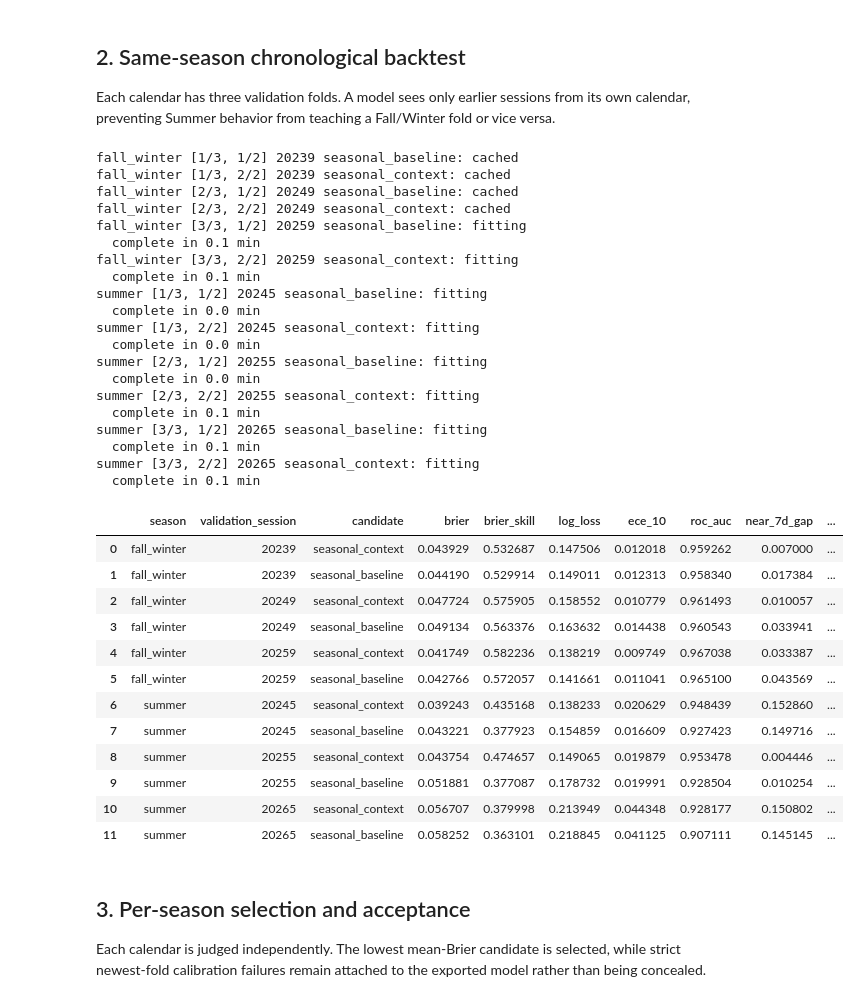
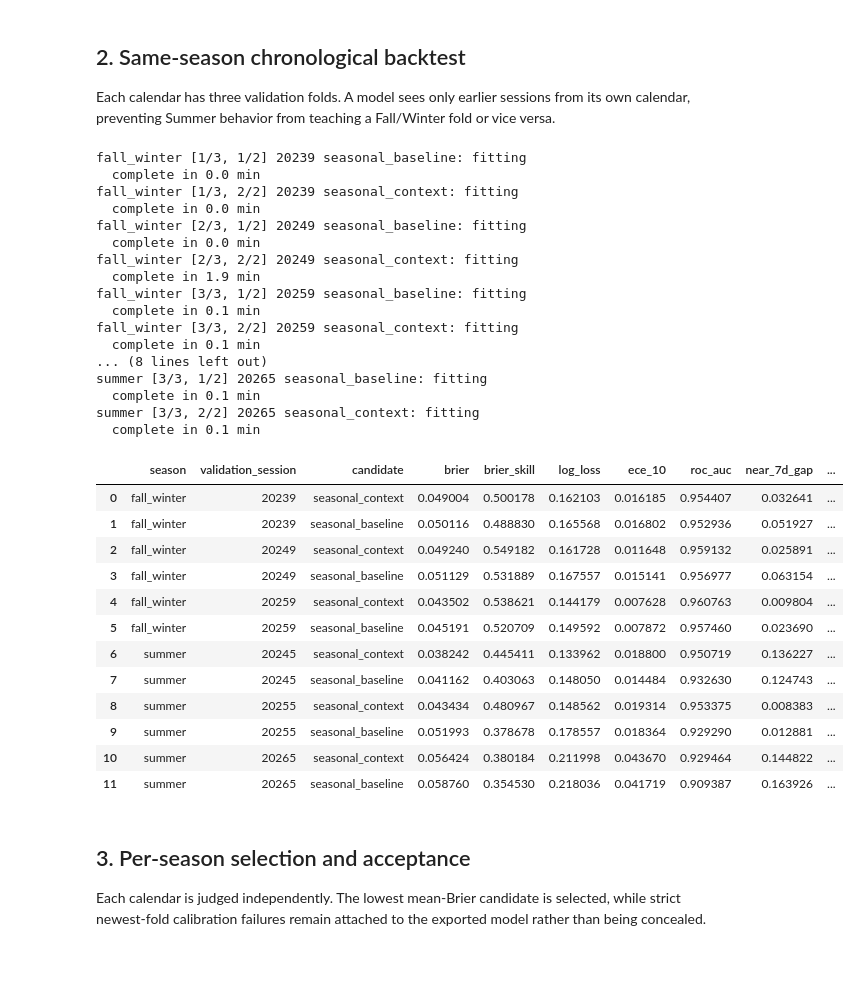
Before and after one commit to shahyaranfaz/UofTWaitlistOracle, a Jupyter notebook: notebooks/v1/06_seasonal_models_and_export.ipynb, the cells around one changed output. Saved outputs shown, nothing was run; the diff lists cells and outputs as text; code cells hidden in the pictures; blank space fills up the shorter version.

```diff
--- a/notebooks/v1/06_seasonal_models_and_export.ipynb
+++ b/notebooks/v1/06_seasonal_models_and_export.ipynb
@@ -96,7 +96,7 @@ def make_model(numeric):
         ])),
         ('model', HistGradientBoostingClassifier(
             learning_rate=0.05, max_iter=200, max_leaf_nodes=15,
-            l2_regularization=0.3, random_state=RANDOM_STATE,
+            l2_regularization=3.0, random_state=RANDOM_STATE,
         )),
     ])
 
@@ -136,7 +136,7 @@ print({name: len(features) for name, features in CANDIDATES.items()})
 
 Each calendar has three validation folds. A model sees only earlier sessions from its own calendar, preventing Summer behavior from teaching a Fall/Winter fold or vice versa.
 # %%
-RESULTS_PATH = CACHE_ROOT / 'seasonal-boosted-models-v1.pkl'
+RESULTS_PATH = CACHE_ROOT / 'seasonal-boosted-models-v2.pkl'
 results = pd.read_pickle(RESULTS_PATH).to_dict('records') if RESULTS_PATH.exists() else []
 completed = {(row['season'], row['validation_session'], row['candidate']) for row in results}
 
@@ -169,57 +169,54 @@ for season, sessions in SEASONS.items():
                 'brier': brier, 'brier_skill': 1 - brier / reference_brier,
                 'log_loss': log_loss(y, probability, sample_weight=weight, labels=[0, 1]),
                 'ece_10': weighted_ece(y, probability, weight),
                 'roc_auc': roc_auc_score(y, probability, sample_weight=weight),
                 'near_7d_gap': absolute_gap(valid, probability, near),
                 'large_queue_gap': absolute_gap(valid, probability, large_queue),
                 'max_term_gap': max_group_gap(valid, probability, valid['term']),
                 'max_probability_gap': max_group_gap(valid, probability, pd.Series(probability_bands)),
                 'seconds': time.perf_counter() - started,
             })
             pd.DataFrame(results).to_pickle(RESULTS_PATH)
             completed.add(key)
             print(f'  complete in {results[-1]["seconds"] / 60:.1f} min', flush=True)
             del model, probability
             gc.collect()
         del train, model_train
         gc.collect()
 
 scores = pd.DataFrame(results).sort_values(['season', 'validation_session', 'brier']).reset_index(drop=True)
 display(scores)
 # %% [output]
-fall_winter [1/3, 1/2] 20239 seasonal_baseline: cached
-fall_winter [1/3, 2/2] 20239 seasonal_context: cached
-fall_winter [2/3, 1/2] 20249 seasonal_baseline: cached
-fall_winter [2/3, 2/2] 20249 seasonal_context: cached
+fall_winter [1/3, 1/2] 20239 seasonal_baseline: fitting
+  complete in 0.0 min
+fall_winter [1/3, 2/2] 20239 seasonal_context: fitting
+  complete in 0.0 min
+fall_winter [2/3, 1/2] 20249 seasonal_baseline: fitting
+  complete in 0.0 min
+fall_winter [2/3, 2/2] 20249 seasonal_context: fitting
+  complete in 1.9 min
 fall_winter [3/3, 1/2] 20259 seasonal_baseline: fitting
   complete in 0.1 min
 fall_winter [3/3, 2/2] 20259 seasonal_context: fitting
   complete in 0.1 min
-summer [1/3, 1/2] 20245 seasonal_baseline: fitting
-  complete in 0.0 min
-summer [1/3, 2/2] 20245 seasonal_context: fitting
-  complete in 0.0 min
-summer [2/3, 1/2] 20255 seasonal_baseline: fitting
-  complete in 0.0 min
-summer [2/3, 2/2] 20255 seasonal_context: fitting
-  complete in 0.1 min
+... (8 lines left out)
 summer [3/3, 1/2] 20265 seasonal_baseline: fitting
   complete in 0.1 min
 summer [3/3, 2/2] 20265 seasonal_context: fitting
   complete in 0.1 min
 |  | season | validation_session | candidate | brier | brier_skill | log_loss | ece_10 | roc_auc | near_7d_gap | ... |
-| 0 | fall_winter | 20239 | seasonal_context | 0.043929 | 0.532687 | 0.147506 | 0.012018 | 0.959262 | 0.007000 | ... |
-| 1 | fall_winter | 20239 | seasonal_baseline | 0.044190 | 0.529914 | 0.149011 | 0.012313 | 0.958340 | 0.017384 | ... |
-| 2 | fall_winter | 20249 | seasonal_context | 0.047724 | 0.575905 | 0.158552 | 0.010779 | 0.961493 | 0.010057 | ... |
-| 3 | fall_winter | 20249 | seasonal_baseline | 0.049134 | 0.563376 | 0.163632 | 0.014438 | 0.960543 | 0.033941 | ... |
-| 4 | fall_winter | 20259 | seasonal_context | 0.041749 | 0.582236 | 0.138219 | 0.009749 | 0.967038 | 0.033387 | ... |
-| 5 | fall_winter | 20259 | seasonal_baseline | 0.042766 | 0.572057 | 0.141661 | 0.011041 | 0.965100 | 0.043569 | ... |
-| 6 | summer | 20245 | seasonal_context | 0.039243 | 0.435168 | 0.138233 | 0.020629 | 0.948439 | 0.152860 | ... |
-| 7 | summer | 20245 | seasonal_baseline | 0.043221 | 0.377923 | 0.154859 | 0.016609 | 0.927423 | 0.149716 | ... |
-| 8 | summer | 20255 | seasonal_context | 0.043754 | 0.474657 | 0.149065 | 0.019879 | 0.953478 | 0.004446 | ... |
-| 9 | summer | 20255 | seasonal_baseline | 0.051881 | 0.377087 | 0.178732 | 0.019991 | 0.928504 | 0.010254 | ... |
-| 10 | summer | 20265 | seasonal_context | 0.056707 | 0.379998 | 0.213949 | 0.044348 | 0.928177 | 0.150802 | ... |
-| 11 | summer | 20265 | seasonal_baseline | 0.058252 | 0.363101 | 0.218845 | 0.041125 | 0.907111 | 0.145145 | ... |
+| 0 | fall_winter | 20239 | seasonal_context | 0.049004 | 0.500178 | 0.162103 | 0.016185 | 0.954407 | 0.032641 | ... |
+| 1 | fall_winter | 20239 | seasonal_baseline | 0.050116 | 0.488830 | 0.165568 | 0.016802 | 0.952936 | 0.051927 | ... |
+| 2 | fall_winter | 20249 | seasonal_context | 0.049240 | 0.549182 | 0.161728 | 0.011648 | 0.959132 | 0.025891 | ... |
+| 3 | fall_winter | 20249 | seasonal_baseline | 0.051129 | 0.531889 | 0.167557 | 0.015141 | 0.956977 | 0.063154 | ... |
+| 4 | fall_winter | 20259 | seasonal_context | 0.043502 | 0.538621 | 0.144179 | 0.007628 | 0.960763 | 0.009804 | ... |
+| 5 | fall_winter | 20259 | seasonal_baseline | 0.045191 | 0.520709 | 0.149592 | 0.007872 | 0.957460 | 0.023690 | ... |
+| 6 | summer | 20245 | seasonal_context | 0.038242 | 0.445411 | 0.133962 | 0.018800 | 0.950719 | 0.136227 | ... |
+| 7 | summer | 20245 | seasonal_baseline | 0.041162 | 0.403063 | 0.148050 | 0.014484 | 0.932630 | 0.124743 | ... |
+| 8 | summer | 20255 | seasonal_context | 0.043434 | 0.480967 | 0.148562 | 0.019314 | 0.953375 | 0.008383 | ... |
+| 9 | summer | 20255 | seasonal_baseline | 0.051993 | 0.378678 | 0.178557 | 0.018364 | 0.929290 | 0.012881 | ... |
+| 10 | summer | 20265 | seasonal_context | 0.056424 | 0.380184 | 0.211998 | 0.043670 | 0.929464 | 0.144822 | ... |
+| 11 | summer | 20265 | seasonal_baseline | 0.058760 | 0.354530 | 0.218036 | 0.041719 | 0.909387 | 0.163926 | ... |
 # %% [markdown]
 ## 3. Per-season selection and acceptance
 
```
Also changed, not shown: parts of 3 cells of this notebook, 6 other files.
